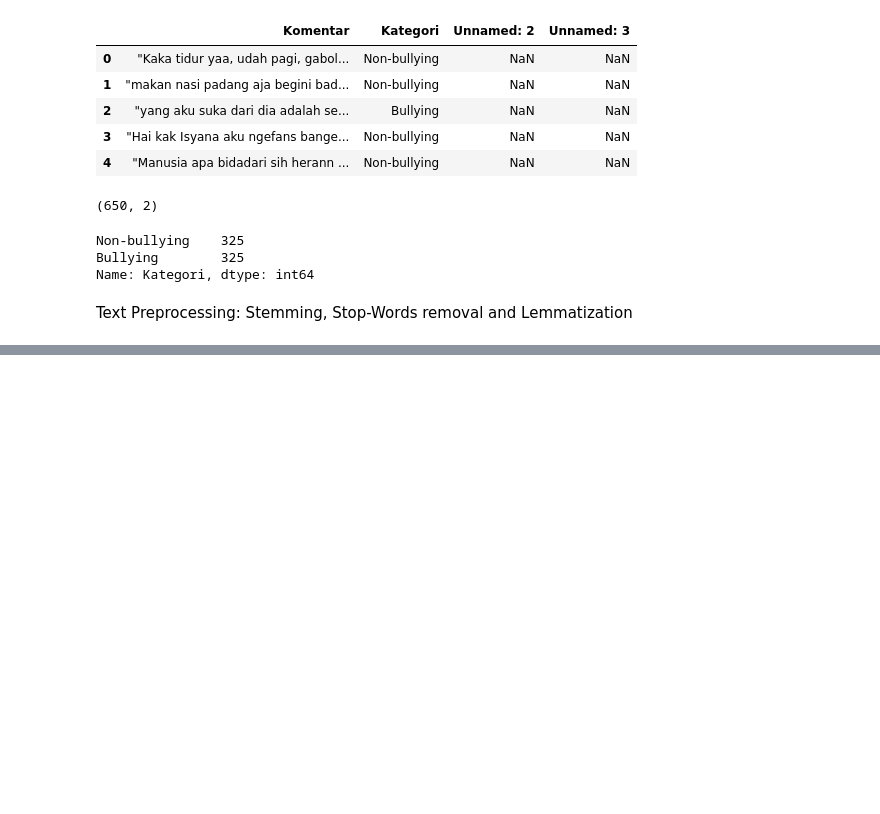
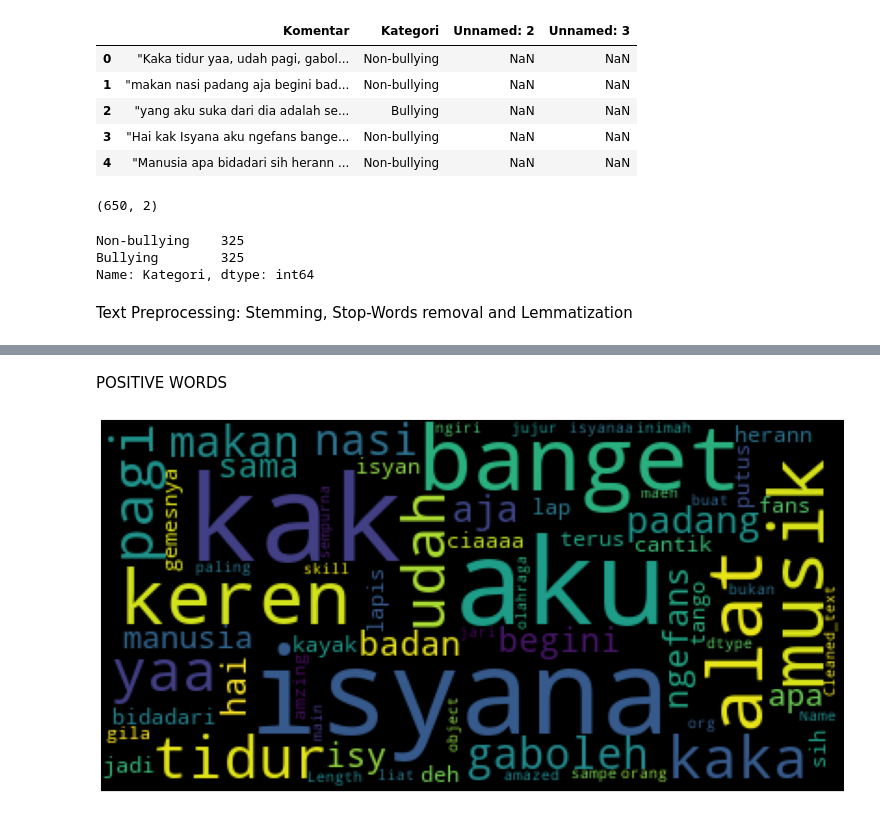
Before and after one commit to RoniAndarsyah/LSTM_NaiveBayesMultinomial, a Jupyter notebook: LSTM_dan_NaiveBayesM.ipynb, the cells around one changed output, grey strips where cells are left out. Saved outputs shown, nothing was run; the diff lists cells and outputs as text; code cells hidden in the pictures; blank space fills up the shorter version.

```diff
--- a/LSTM_dan_NaiveBayesM.ipynb
+++ b/LSTM_dan_NaiveBayesM.ipynb
@@ -152,0 +175,7 @@ def plot_cloud(wordcloud):
+# %% [markdown]
+POSITIVE WORDS
+# %%
+word_cloud = WordCloud().generate(str(df[df['Kategori'] == 'Non-bullying']['Cleaned_text']))
+plot_cloud(word_cloud)
+# %% [output]
+[figure, added]
```
Also changed, not shown: parts of 27 cells of this notebook.
